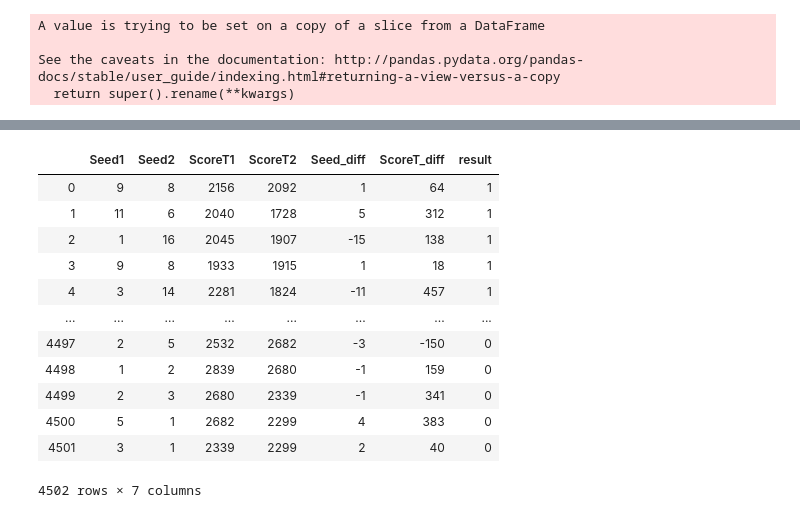
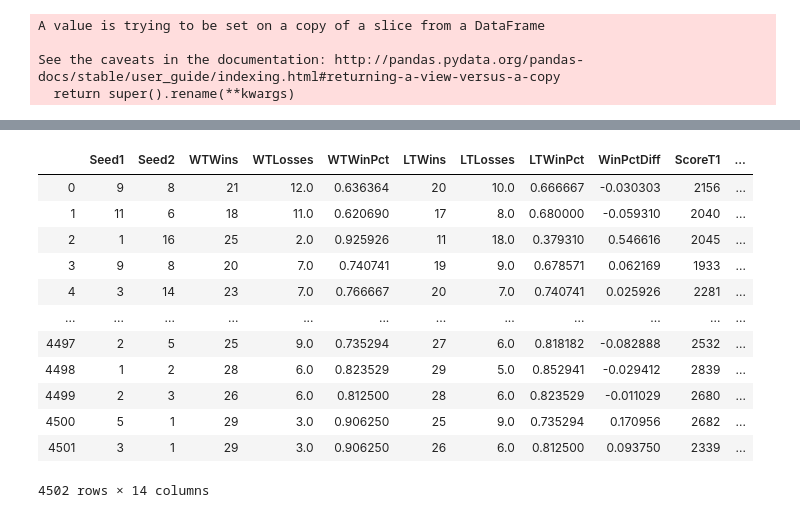
Before and after one commit to balodge61/2020MM, a Jupyter notebook: 2020MM.ipynb, the cells around one changed output, grey strips where cells are left out. Saved outputs shown, nothing was run; the diff lists cells and outputs as text; code cells hidden in the pictures.

```diff
--- a/2020MM.ipynb
+++ b/2020MM.ipynb
@@ -31,3 +31,17 @@ tourney_result
 | 2249 | 2019 | 1438 | 1120 | Z01 | Y05 |
 | 2250 | 2019 | 1438 | 1403 | Z01 | X03 |
 2251 rows × 5 columns
+# %%
+season_result = pd.read_csv(path+'/MDataFiles_Stage1/MRegularSeasonCompactResults.csv')
+
+wdf = season_result.groupby(['Season','WTeamID'],as_index=False).count()
+wdf = wdf.drop(['WScore','LTeamID','LScore','WLoc','NumOT'],axis=1)
+wdf.rename(columns={'WTeamID':'TeamID', 'DayNum':'Wins'}, inplace=True)
+
+ldf = season_result.groupby(['Season','LTeamID'],as_index=False).count()
+ldf = ldf.drop(['LScore','WTeamID','WScore','WLoc','NumOT'],axis=1)
+ldf.rename(columns={'LTeamID':'TeamID', 'DayNum':'Losses'}, inplace=True)
+
+wl_df = pd.merge(wdf, ldf, left_on=['Season', 'TeamID'], right_on=['Season', 'TeamID'], how='left')
+wl_df['WinPct'] = wl_df['Wins']/(wl_df['Wins']+wl_df['Losses'])
+wl_df
@@ -33,0 +62,11 @@ tourney_result
+# %%
+
+# Add WinPct to the tourney result and create WinPctDiff
+
+tourney_result = pd.merge(tourney_result, wl_df, left_on=['Season', 'WTeamID'], right_on=['Season', 'TeamID'], how='left')
+tourney_result.rename(columns={'Wins':'WTWins', 'Losses':'WTLosses', 'WinPct':'WTWinPct'}, inplace=True)
+tourney_result = pd.merge(tourney_result, wl_df, left_on=['Season', 'LTeamID'], right_on=['Season', 'TeamID'], how='left')
+tourney_result.rename(columns={'Wins':'LTWins', 'Losses':'LTLosses', 'WinPct':'LTWinPct'}, inplace=True)
+tourney_result = tourney_result.drop(['TeamID_x','TeamID_y'],axis=1)
+tourney_result['WinPctDiff'] = tourney_result['WTWinPct']-tourney_result['LTWinPct']
+tourney_result
@@ -73,0 +126,3 @@ See the caveats in the documentation: http://pandas.pydata.org/pandas-docs/stabl
+# %%
+season_score = pd.merge(season_score, wl_df, left_on=['Season','TeamID'], right_on=['Season','TeamID'], how='inner')
+season_score
@@ -80,7 +149,10 @@ tourney_result.rename(columns={'Score':'WScoreT'}, inplace=True)
 tourney_result = tourney_result.drop('TeamID', axis=1)
 tourney_result = pd.merge(tourney_result, season_score, left_on=['Season', 'LTeamID'], right_on=['Season', 'TeamID'], how='left')
 tourney_result.rename(columns={'Score':'LScoreT'}, inplace=True)
-tourney_result = tourney_result.drop('TeamID', axis=1)
+tourney_result = tourney_result.drop(['TeamID','Wins_y','Losses_y','WinPct_y'], axis=1)
+
+where_are_NaNs = np.isnan(tourney_result)
+tourney_result[where_are_NaNs] = .01
 
 tourney_result
 # %% [output]
@@ -100,37 +172,38 @@ tourney_result
 # %%
 #### Preparing training data ####
 # New df containing Seed Diff, Score Diff, and tourney game result
+# Also concats game data into winning and losing (doubling amount of data)
 
-tourney_win_result = tourney_result.drop(['Season', 'WTeamID', 'LTeamID'], axis=1)
+tourney_win_result = tourney_result.drop(['Season', 'WTeamID', 'LTeamID','Wins_x','Losses_x','WinPct_x'], axis=1)
 tourney_win_result.rename(columns={'WSeed':'Seed1', 'LSeed':'Seed2', 'WScoreT':'ScoreT1', 'LScoreT':'ScoreT2'}, inplace=True)
 
 tourney_lose_result = tourney_win_result.copy()
 tourney_lose_result['Seed1'] = tourney_win_result['Seed2']
 tourney_lose_result['Seed2'] = tourney_win_result['Seed1']
 tourney_lose_result['ScoreT1'] = tourney_win_result['ScoreT2']
 tourney_lose_result['ScoreT2'] = tourney_win_result['ScoreT1']
 
 tourney_win_result['Seed_diff'] = tourney_win_result['Seed1'] - tourney_win_result['Seed2']
 tourney_win_result['ScoreT_diff'] = tourney_win_result['ScoreT1'] - tourney_win_result['ScoreT2']
 tourney_lose_result['Seed_diff'] = tourney_lose_result['Seed1'] - tourney_lose_result['Seed2']
 tourney_lose_result['ScoreT_diff'] = tourney_lose_result['ScoreT1'] - tourney_lose_result['ScoreT2']
 
 tourney_win_result['result'] = 1
 tourney_lose_result['result'] = 0
 tourney_result = pd.concat((tourney_win_result, tourney_lose_result)).reset_index(drop=True)
 
 tourney_result
 # %% [output]
-|  | Seed1 | Seed2 | ScoreT1 | ScoreT2 | Seed_diff | ScoreT_diff | result |
-| 0 | 9 | 8 | 2156 | 2092 | 1 | 64 | 1 |
-| 1 | 11 | 6 | 2040 | 1728 | 5 | 312 | 1 |
-| 2 | 1 | 16 | 2045 | 1907 | -15 | 138 | 1 |
-| 3 | 9 | 8 | 1933 | 1915 | 1 | 18 | 1 |
-| 4 | 3 | 14 | 2281 | 1824 | -11 | 457 | 1 |
-| ... | ... | ... | ... | ... | ... | ... | ... |
-| 4497 | 2 | 5 | 2532 | 2682 | -3 | -150 | 0 |
-| 4498 | 1 | 2 | 2839 | 2680 | -1 | 159 | 0 |
-| 4499 | 2 | 3 | 2680 | 2339 | -1 | 341 | 0 |
-| 4500 | 5 | 1 | 2682 | 2299 | 4 | 383 | 0 |
-| 4501 | 3 | 1 | 2339 | 2299 | 2 | 40 | 0 |
+|  | Seed1 | Seed2 | WTWins | WTLosses | WTWinPct | LTWins | LTLosses | LTWinPct | WinPctDiff | ScoreT1 | ... |
+| 0 | 9 | 8 | 21 | 12.0 | 0.636364 | 20 | 10.0 | 0.666667 | -0.030303 | 2156 | ... |
+| 1 | 11 | 6 | 18 | 11.0 | 0.620690 | 17 | 8.0 | 0.680000 | -0.059310 | 2040 | ... |
+| 2 | 1 | 16 | 25 | 2.0 | 0.925926 | 11 | 18.0 | 0.379310 | 0.546616 | 2045 | ... |
+| 3 | 9 | 8 | 20 | 7.0 | 0.740741 | 19 | 9.0 | 0.678571 | 0.062169 | 1933 | ... |
+| 4 | 3 | 14 | 23 | 7.0 | 0.766667 | 20 | 7.0 | 0.740741 | 0.025926 | 2281 | ... |
+| ... | ... | ... | ... | ... | ... | ... | ... | ... | ... | ... | ... |
+| 4497 | 2 | 5 | 25 | 9.0 | 0.735294 | 27 | 6.0 | 0.818182 | -0.082888 | 2532 | ... |
+| 4498 | 1 | 2 | 28 | 6.0 | 0.823529 | 29 | 5.0 | 0.852941 | -0.029412 | 2839 | ... |
+| 4499 | 2 | 3 | 26 | 6.0 | 0.812500 | 28 | 6.0 | 0.823529 | -0.011029 | 2680 | ... |
+| 4500 | 5 | 1 | 29 | 3.0 | 0.906250 | 25 | 9.0 | 0.735294 | 0.170956 | 2682 | ... |
+| 4501 | 3 | 1 | 29 | 3.0 | 0.906250 | 26 | 6.0 | 0.812500 | 0.093750 | 2339 | ... |
-4502 rows × 7 columns
+4502 rows × 14 columns
```
Also changed, not shown: parts of 20 cells of this notebook.
